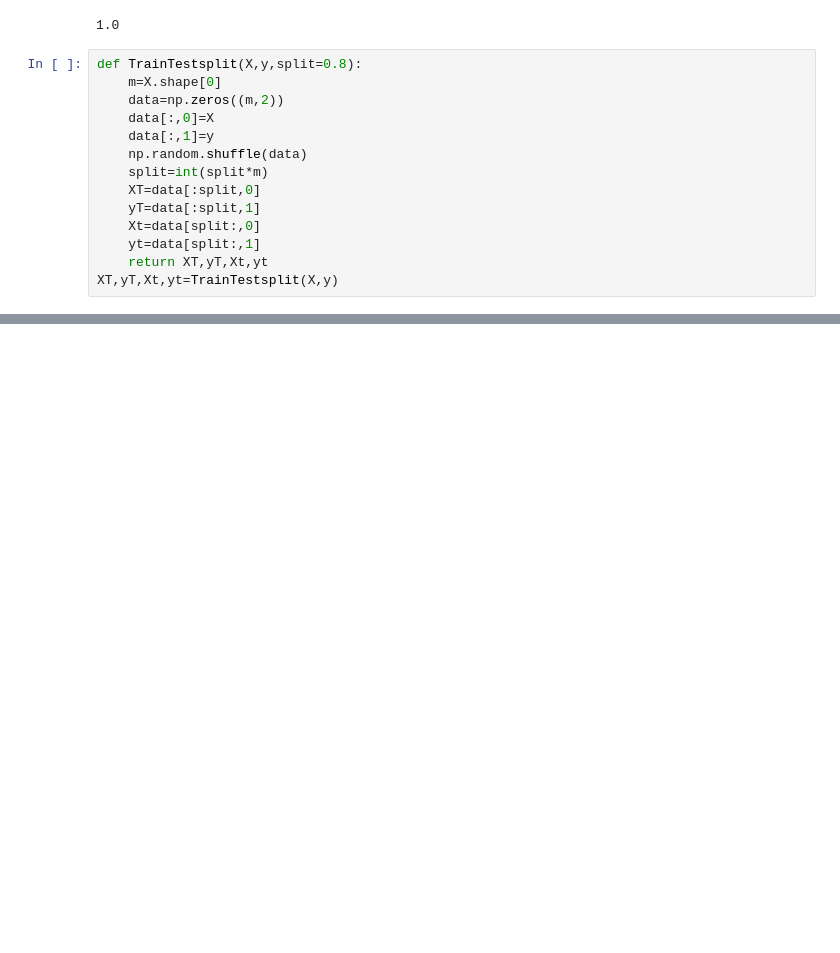
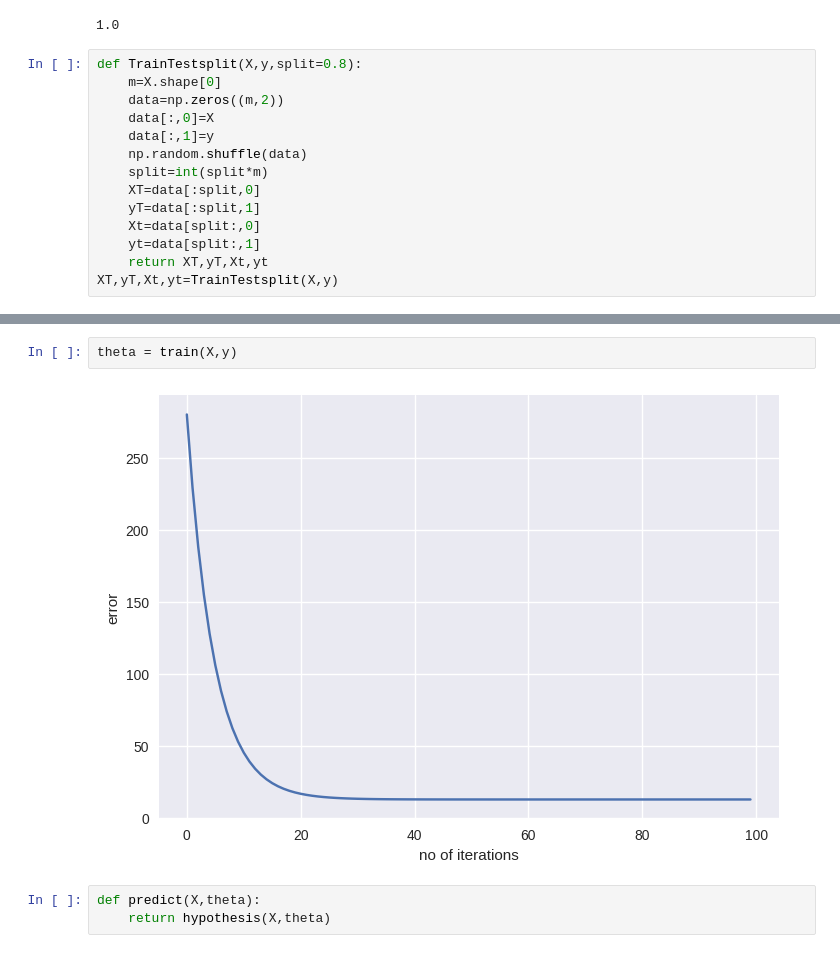
Before and after one commit to Yami6575/MachineLearningFundaments, a Jupyter notebook: Linear_Regression.ipynb, the cells around one changed output, grey strips where cells are left out. Saved outputs shown, nothing was run; the diff lists cells and outputs as text; blank space fills up the shorter version.

```diff
--- a/Linear_Regression.ipynb
+++ b/Linear_Regression.ipynb
@@ -88,0 +129,7 @@ plt.show()
+# %%
+theta = train(X,y)
+# %% [output]
+[figure, added]
+# %%
+def predict(X,theta):
+    return hypothesis(X,theta)
```
Also changed, not shown: parts of 12 cells of this notebook.
